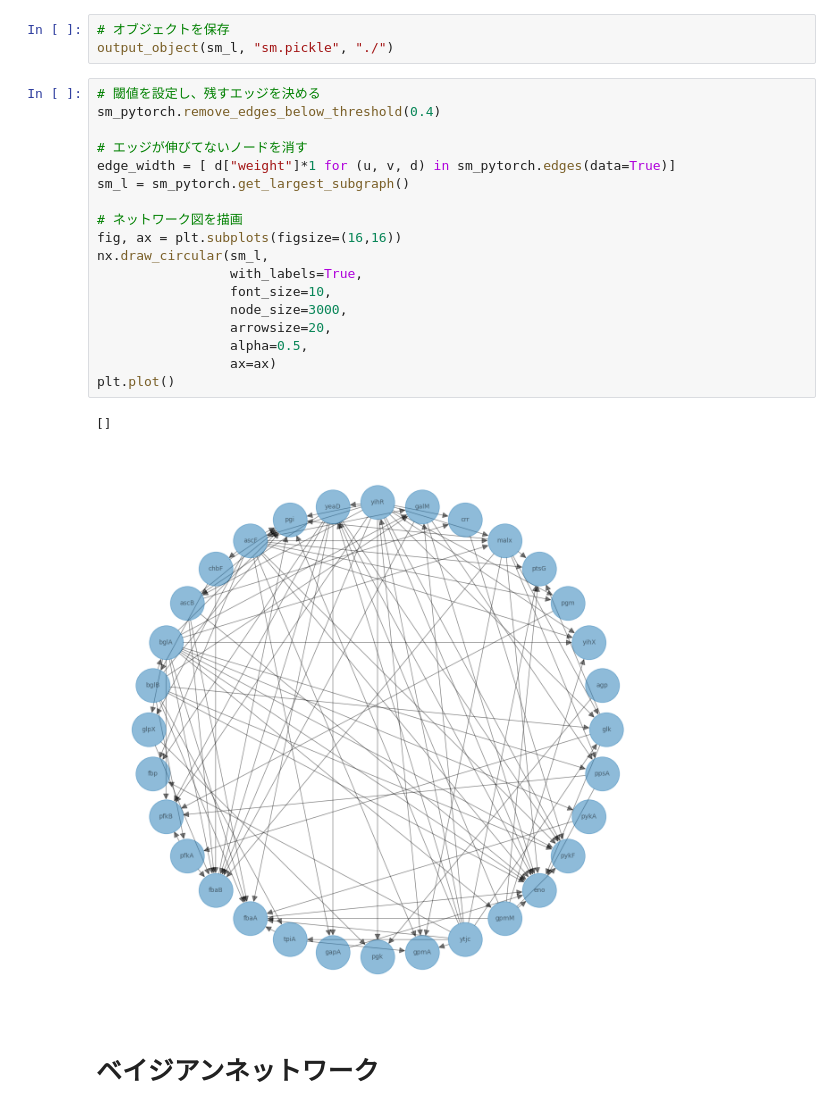
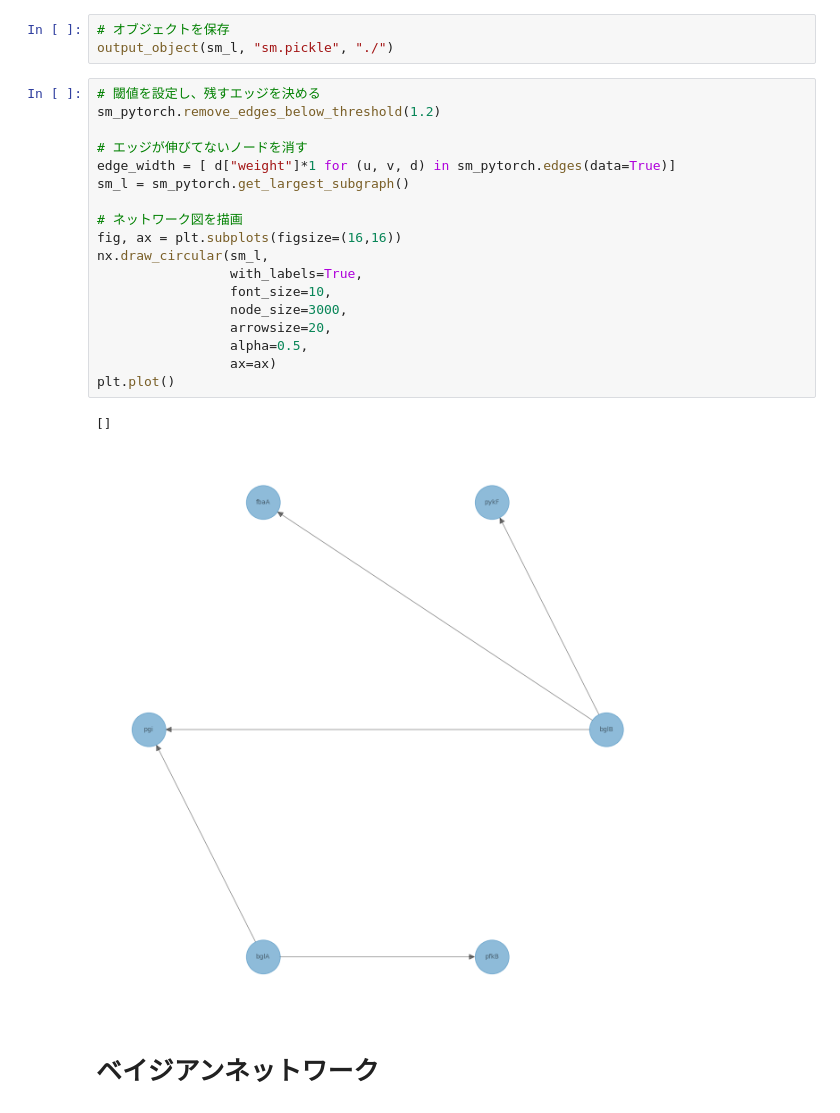
Before and after one commit to SanchanY/bn, a Jupyter notebook: work/samples/bio_torch_CausalNext.ipynb, the cells around one changed output. Drawn from its saved outputs; the diff is of its cells as text.

```diff
--- a/work/samples/bio_torch_CausalNext.ipynb
+++ b/work/samples/bio_torch_CausalNext.ipynb
@@ -129,25 +123,25 @@ plt.plot()
 output_object(sm_l, "sm.pickle", "./")
 # %%
 # 閾値を設定し、残すエッジを決める
-sm_pytorch.remove_edges_below_threshold(0.4)
+sm_pytorch.remove_edges_below_threshold(1.2)
 
 # エッジが伸びてないノードを消す
 edge_width = [ d["weight"]*1 for (u, v, d) in sm_pytorch.edges(data=True)]
 sm_l = sm_pytorch.get_largest_subgraph()
 
 # ネットワーク図を描画
 fig, ax = plt.subplots(figsize=(16,16))
 nx.draw_circular(sm_l,
                  with_labels=True,
                  font_size=10,
                  node_size=3000,
                  arrowsize=20,
                  alpha=0.5,
                  ax=ax)
 plt.plot()
 # %% [output]
 []
-[figure, old version]
+[figure, new version]
 # %% [markdown]
 # ベイジアンネットワーク
 # %%
```
Also changed, not shown: parts of 2 cells of this notebook, 5 other files.
